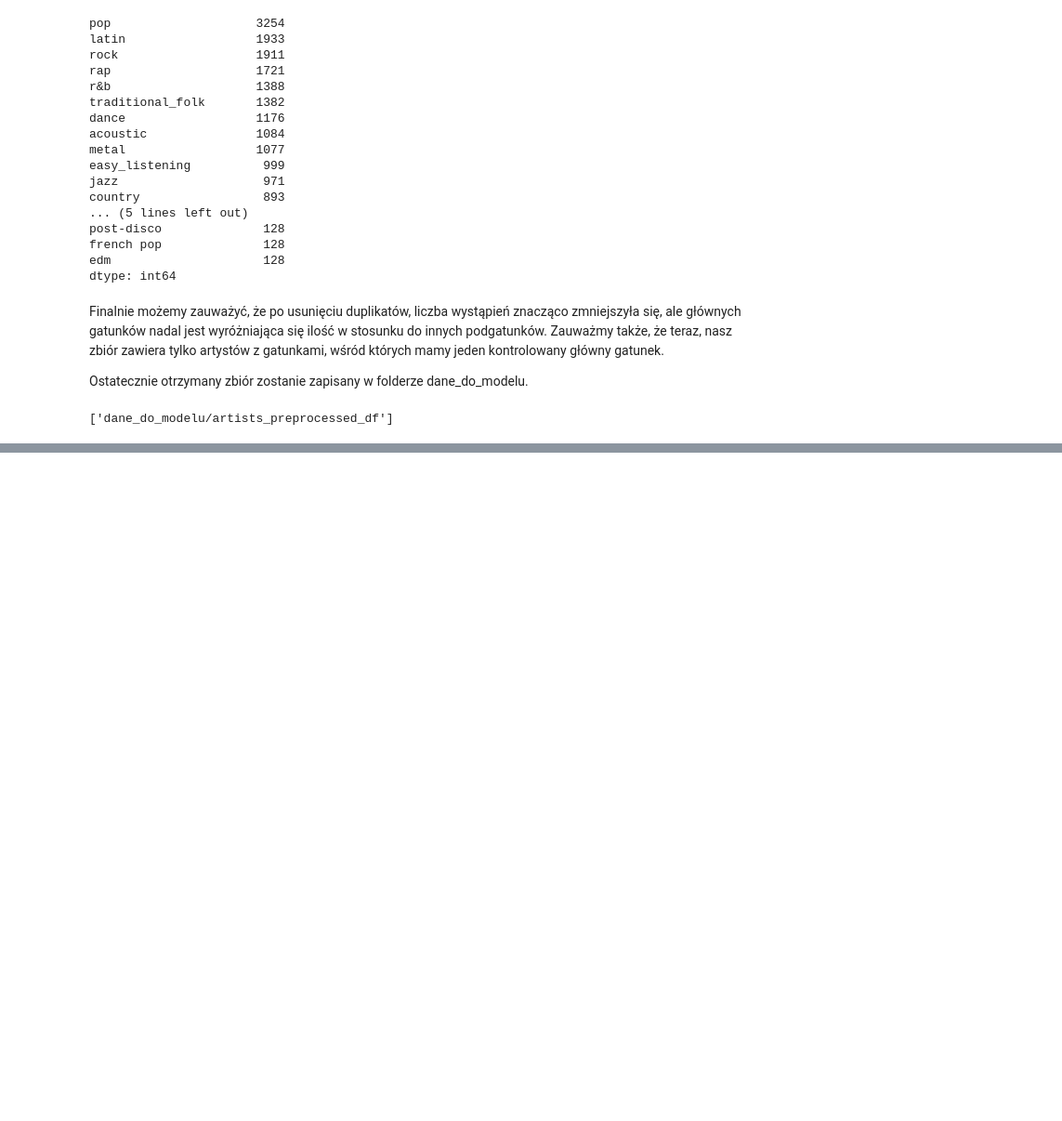
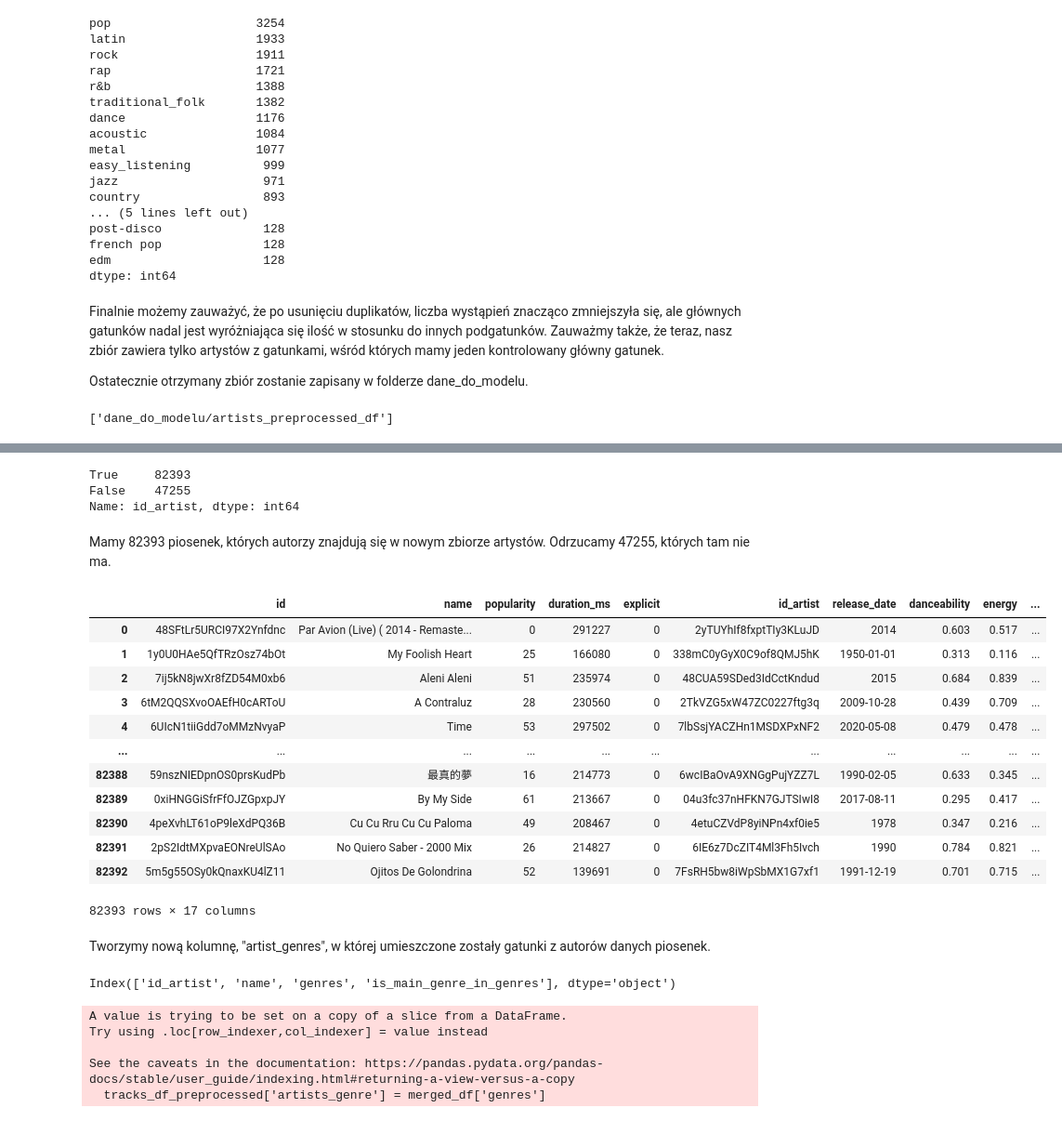
Before and after one commit to zxcvwrs/spotify-songs-ML, a Jupyter notebook: analiza_danych.ipynb, the cells around one changed output, grey strips where cells are left out. Shown at 93% size. Drawn from its saved outputs; the diff is of its cells as text; code cells hidden in the pictures; blank space fills up the shorter version.

Commit message:
Finished basic preprocessing for tracks

```diff
--- a/analiza_danych.ipynb
+++ b/analiza_danych.ipynb
@@ -2036,0 +2056,4 @@ from joblib import load, dump
+# %%
+artists_df_preprocessed = load('dane_do_modelu/artists_preprocessed_df')
+# %%
+artists_ids = artists_df_preprocessed['id'].to_list()
@@ -2036,0 +2080,30 @@ from joblib import load, dump
+# %%
+(tracks_df['id_artist'].isin(artists_ids) == True).value_counts()
+# %% [output]
+True     82393
+False    47255
+Name: id_artist, dtype: int64
+# %% [markdown]
+Mamy 82393 piosenek, których autorzy znajdują się w nowym zbiorze artystów. Odrzucamy 47255, których tam nie ma.
+# %%
+tracks_df_preprocessed = tracks_df[tracks_df['id_artist'].isin(artists_ids) == True]
+# %%
+tracks_df_preprocessed.reset_index(inplace=True, drop=True)
+# %%
+tracks_df_preprocessed
+# %% [output]
+|  | id | name | popularity | duration_ms | explicit | id_artist | release_date | danceability | energy | ... |
+| 0 | 48SFtLr5URCI97X2Ynfdnc | Par Avion (Live) ( 2014 - Remaste... | 0 | 291227 | 0 | 2yTUYhIf8fxptTIy3KLuJD | 2014 | 0.603 | 0.517 | ... |
+| 1 | 1y0U0HAe5QfTRzOsz74bOt | My Foolish Heart | 25 | 166080 | 0 | 338mC0yGyX0C9of8QMJ5hK | 1950-01-01 | 0.313 | 0.116 | ... |
+| 2 | 7ij5kN8jwXr8fZD54M0xb6 | Aleni Aleni | 51 | 235974 | 0 | 48CUA59SDed3IdCctKndud | 2015 | 0.684 | 0.839 | ... |
+| 3 | 6tM2QQSXvoOAEfH0cARToU | A Contraluz | 28 | 230560 | 0 | 2TkVZG5xW47ZC0227ftg3q | 2009-10-28 | 0.439 | 0.709 | ... |
+| 4 | 6UIcN1tiiGdd7oMMzNvyaP | Time | 53 | 297502 | 0 | 7lbSsjYACZHn1MSDXPxNF2 | 2020-05-08 | 0.479 | 0.478 | ... |
+| ... | ... | ... | ... | ... | ... | ... | ... | ... | ... | ... |
+| 82388 | 59nszNIEDpnOS0prsKudPb | 最真的夢 | 16 | 214773 | 0 | 6wcIBaOvA9XNGgPujYZZ7L | 1990-02-05 | 0.633 | 0.345 | ... |
+| 82389 | 0xiHNGGiSfrFfOJZGpxpJY | By My Side | 61 | 213667 | 0 | 04u3fc37nHFKN7GJTSIwI8 | 2017-08-11 | 0.295 | 0.417 | ... |
+| 82390 | 4peXvhLT61oP9leXdPQ36B | Cu Cu Rru Cu Cu Paloma | 49 | 208467 | 0 | 4etuCZVdP8yiNPn4xf0ie5 | 1978 | 0.347 | 0.216 | ... |
+| 82391 | 2pS2IdtMXpvaEONreUlSAo | No Quiero Saber - 2000 Mix | 26 | 214827 | 0 | 6IE6z7DcZIT4Ml3Fh5Ivch | 1990 | 0.784 | 0.821 | ... |
+| 82392 | 5m5g55OSy0kQnaxKU4lZ11 | Ojitos De Golondrina | 52 | 139691 | 0 | 7FsRH5bw8iWpSbMX1G7xf1 | 1991-12-19 | 0.701 | 0.715 | ... |
+82393 rows × 17 columns
+# %% [markdown]
+Tworzymy nową kolumnę, "artist_genres", w której umieszczone zostały gatunki z autorów danych piosenek.
@@ -2036,0 +2113,14 @@ from joblib import load, dump
+# %%
+artists_df_preprocessed.columns
+# %% [output]
+Index(['id_artist', 'name', 'genres', 'is_main_genre_in_genres'], dtype='object')
+# %%
+merged_df = pd.merge(tracks_df_preprocessed, artists_df_preprocessed, on='id_artist')
+
+tracks_df_preprocessed['artists_genre'] = merged_df['genres']
+# %% [output]
+A value is trying to be set on a copy of a slice from a DataFrame.
+Try using .loc[row_indexer,col_indexer] = value instead
+
+See the caveats in the documentation: https://pandas.pydata.org/pandas-docs/stable/user_guide/indexing.html#returning-a-view-versus-a-copy
+  tracks_df_preprocessed['artists_genre'] = merged_df['genres']
```
Also changed, not shown: parts of 8 cells of this notebook, 1 other file.
